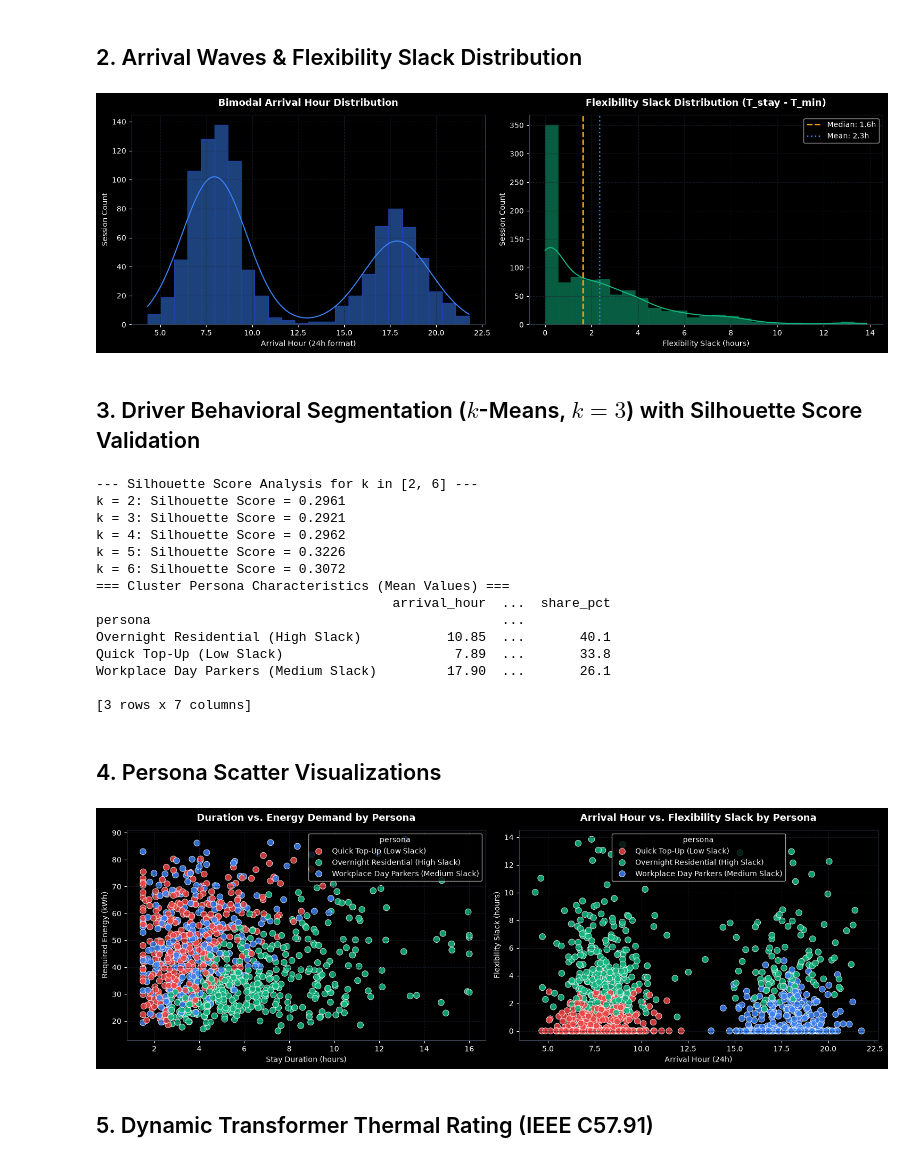
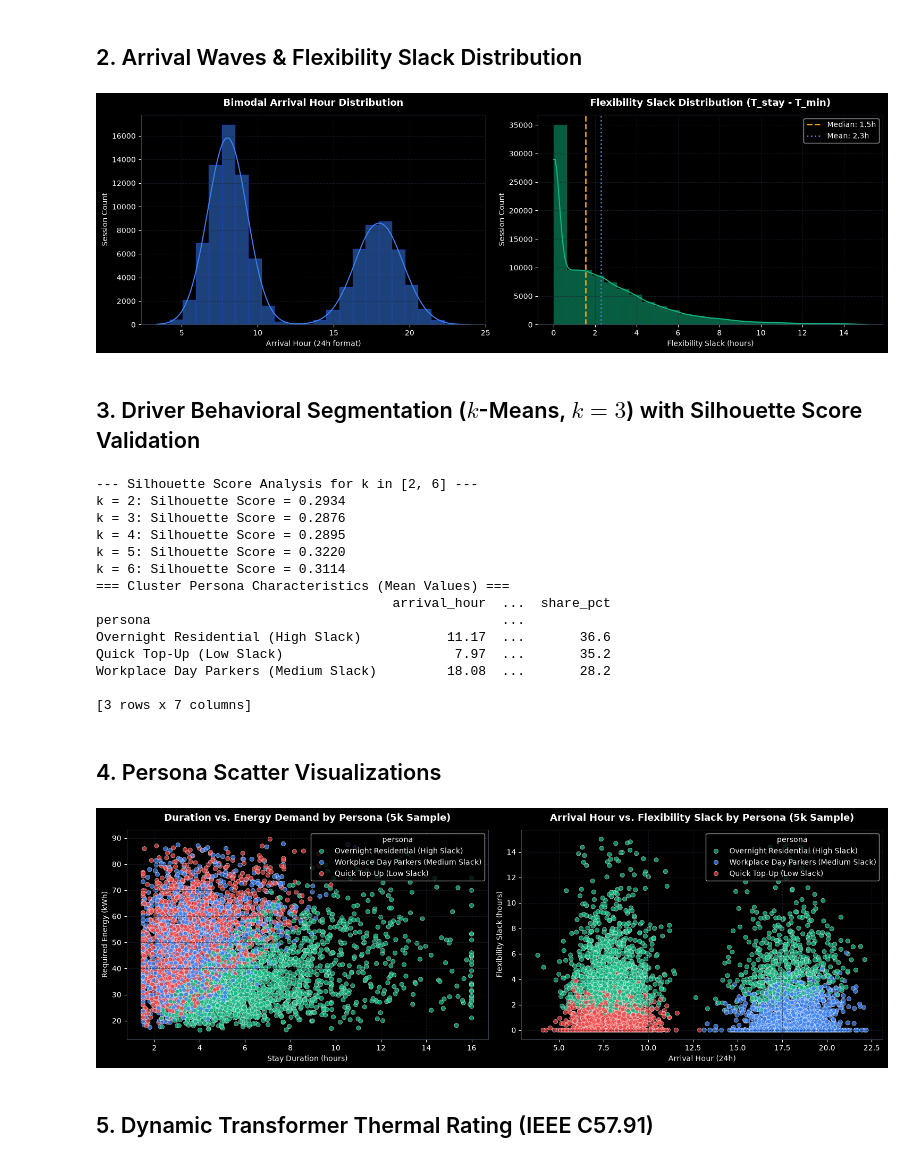
Before and after one commit to alecmack00/ev-flex-ml, a Jupyter notebook: notebooks/01_eda_and_clustering.ipynb, the cells around one changed output. Saved outputs shown, nothing was run; the diff lists cells and outputs as text; code cells hidden in the pictures.

Commit message:
Scale fleet simulation to 100,000 sessions and regenerate EDA notebook and HTML dashboard

```diff
--- a/notebooks/01_eda_and_clustering.ipynb
+++ b/notebooks/01_eda_and_clustering.ipynb
@@ -41,6 +41,6 @@ Generate fleet sessions using `SyntheticDataGenerator(seed=42)` and compute phys
 # %%
 generator = SyntheticDataGenerator(seed=42)
-df_sessions = generator.generate_sessions(num_sessions=1000, start_date="2024-01-01 00:00:00")
+df_sessions = generator.generate_sessions(num_sessions=100000, start_date="2024-01-01 00:00:00")
 
 # Extract arrival hour for analysis
 df_sessions['arrival_hour'] = df_sessions['arrival_time'].dt.hour + df_sessions['arrival_time'].dt.minute / 60.0
@@ -51,9 +51,9 @@ df_sessions['t_min_hours'] = df_sessions['required_energy_kwh'] / (eta_charge *
 
 # Calculate Physical Flexibility Slack
 df_sessions['flexibility_slack_hours'] = np.maximum(0.0, df_sessions['duration_hours'] - df_sessions['t_min_hours'])
-df_sessions['flexibility_ratio'] = df_sessions['flexibility_slack_hours'] / df_sessions['duration_hours']
+df_sessions['flexibility_ratio'] = np.clip(df_sessions['flexibility_slack_hours'] / np.maximum(df_sessions['duration_hours'], 1e-3), 0.0, 1.0)
 
-print("--- Fleet Flexibility Slack Summary (1,000 Sessions) ---")
+print("--- Fleet Flexibility Slack Summary (100,000 Sessions) ---")
 summary_stats = df_sessions[['duration_hours', 't_min_hours', 'flexibility_slack_hours', 'flexibility_ratio']].describe().round(2)
 print(summary_stats)
 df_sessions[['session_id', 'arrival_time', 'duration_hours', 't_min_hours', 'flexibility_slack_hours', 'required_energy_kwh']].head()
@@ -93,7 +93,7 @@ axes[1].grid(True)
 plt.tight_layout()
 plt.show()
 # %% [output]
-[figure, old version]
+[figure, new version]
 # %% [markdown]
 ## 3. Driver Behavioral Segmentation ($k$-Means, $k=3$) with Silhouette Score Validation
 # %%
@@ -114,7 +114,7 @@ silhouette_dict = {}
 for k_val in range(2, 7):
     km_test = KMeans(n_clusters=k_val, random_state=42, n_init=10)
     lbls = km_test.fit_predict(X_scaled)
-    s_val = silhouette_score(X_scaled, lbls)
+    s_val = silhouette_score(X_scaled, lbls, sample_size=10000, random_state=42)
     silhouette_dict[k_val] = s_val
     print(f"k = {k_val}: Silhouette Score = {s_val:.4f}")
 
@@ -140,17 +140,17 @@ persona_summary['share_pct'] = (persona_summary['session_count'] / len(df_sessio
 print(persona_summary)
 # %% [output]
 --- Silhouette Score Analysis for k in [2, 6] ---
-k = 2: Silhouette Score = 0.2961
-k = 3: Silhouette Score = 0.2921
-k = 4: Silhouette Score = 0.2962
-k = 5: Silhouette Score = 0.3226
-k = 6: Silhouette Score = 0.3072
+k = 2: Silhouette Score = 0.2934
+k = 3: Silhouette Score = 0.2876
+k = 4: Silhouette Score = 0.2895
+k = 5: Silhouette Score = 0.3220
+k = 6: Silhouette Score = 0.3114
 === Cluster Persona Characteristics (Mean Values) ===
                                       arrival_hour  ...  share_pct
 persona                                             ...
-Overnight Residential (High Slack)           10.85  ...       40.1
-Quick Top-Up (Low Slack)                      7.89  ...       33.8
-Workplace Day Parkers (Medium Slack)         17.90  ...       26.1
+Overnight Residential (High Slack)           11.17  ...       36.6
+Quick Top-Up (Low Slack)                      7.97  ...       35.2
+Workplace Day Parkers (Medium Slack)         18.08  ...       28.2
 
 [3 rows x 7 columns]
 # %% [markdown]
@@ -158,33 +158,35 @@ Workplace Day Parkers (Medium Slack)         17.90  ...       26.1
 # %%
 fig, axes = plt.subplots(1, 2, figsize=(15, 5))
 palette = {
     'Quick Top-Up (Low Slack)': '#ef4444',
     'Workplace Day Parkers (Medium Slack)': '#3b82f6',
     'Overnight Residential (High Slack)': '#10b981',
 }
 
+plot_sample = df_sessions.sample(n=min(5000, len(df_sessions)), random_state=42)
+
 sns.scatterplot(
-    data=df_sessions, x='duration_hours', y='required_energy_kwh',
-    hue='persona', palette=palette, s=70, alpha=0.85, ax=axes[0]
+    data=plot_sample, x='duration_hours', y='required_energy_kwh',
+    hue='persona', palette=palette, s=35, alpha=0.75, ax=axes[0]
 )
-axes[0].set_title('Duration vs. Energy Demand by Persona', fontsize=13, fontweight='bold', pad=12)
+axes[0].set_title('Duration vs. Energy Demand by Persona (5k Sample)', fontsize=13, fontweight='bold', pad=12)
 axes[0].set_xlabel('Stay Duration (hours)')
 axes[0].set_ylabel('Required Energy (kWh)')
 axes[0].grid(True)
 
 sns.scatterplot(
-    data=df_sessions, x='arrival_hour', y='flexibility_slack_hours',
-    hue='persona', palette=palette, s=70, alpha=0.85, ax=axes[1]
+    data=plot_sample, x='arrival_hour', y='flexibility_slack_hours',
+    hue='persona', palette=palette, s=35, alpha=0.75, ax=axes[1]
 )
-axes[1].set_title('Arrival Hour vs. Flexibility Slack by Persona', fontsize=13, fontweight='bold', pad=12)
+axes[1].set_title('Arrival Hour vs. Flexibility Slack by Persona (5k Sample)', fontsize=13, fontweight='bold', pad=12)
 axes[1].set_xlabel('Arrival Hour (24h)')
 axes[1].set_ylabel('Flexibility Slack (hours)')
 axes[1].grid(True)
 
 plt.tight_layout()
 plt.show()
 # %% [output]
-[figure, old version]
+[figure, new version]
 # %% [markdown]
 ## 5. Dynamic Transformer Thermal Rating (IEEE C57.91)
 # %%
```
Also changed, not shown: parts of 3 cells of this notebook, 2 other files.
